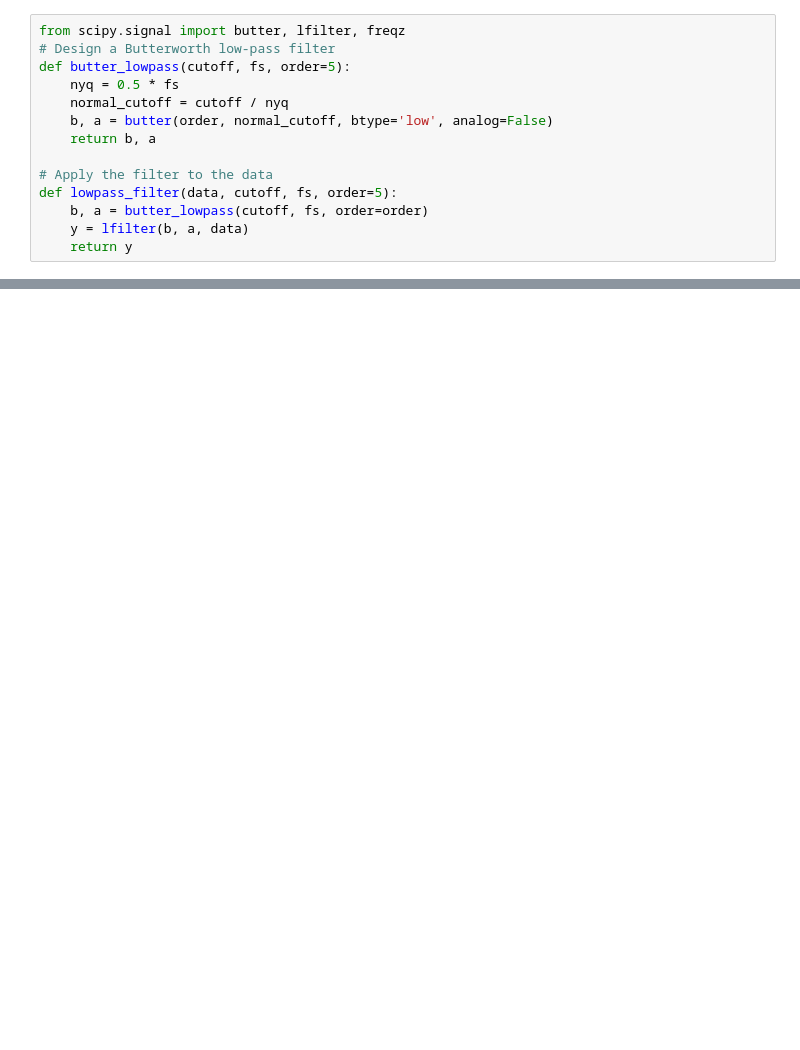
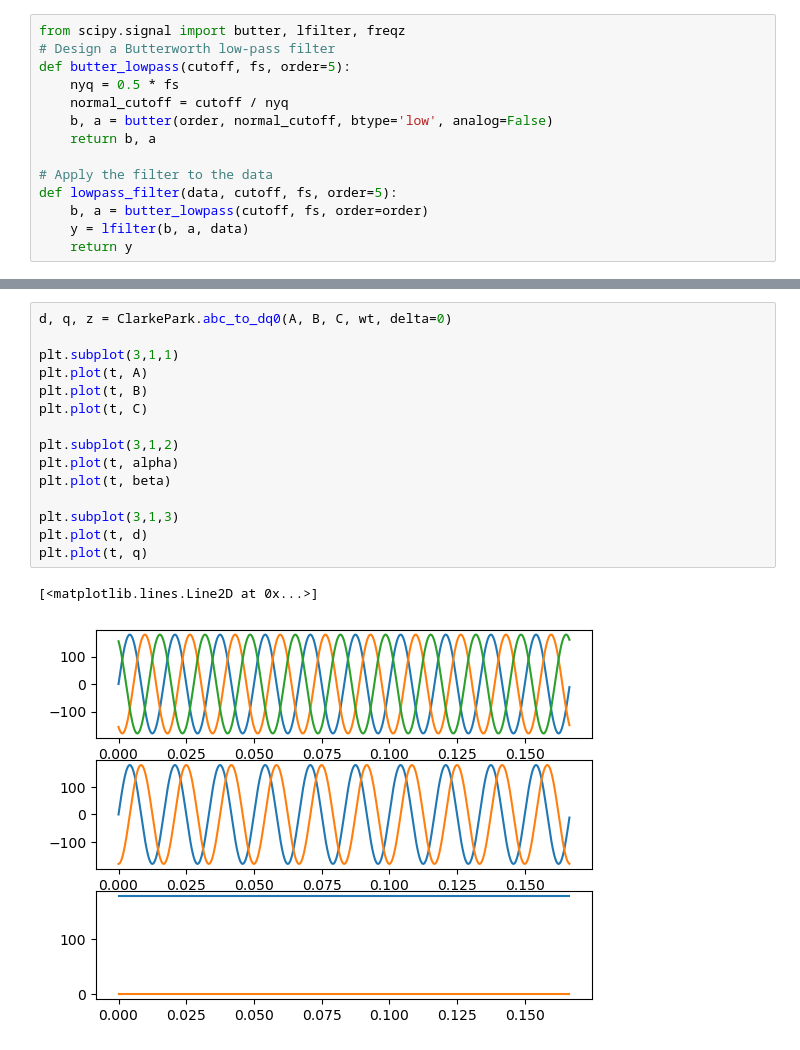
Before and after one commit to ThMRudolf/2023_ProdcutionCellITAM, a Jupyter notebook: CNCTMp1/py/transformationPARK_data_sim.ipynb, the cells around one changed output, grey strips where cells are left out. Saved outputs shown, nothing was run; the diff lists cells and outputs as text; blank space fills up the shorter version.

```diff
--- a/CNCTMp1/py/transformationPARK_data_sim.ipynb
+++ b/CNCTMp1/py/transformationPARK_data_sim.ipynb
@@ -86,0 +146,18 @@ plt.show()
+# %%
+d, q, z = ClarkePark.abc_to_dq0(A, B, C, wt, delta=0)
+
+plt.subplot(3,1,1)
+plt.plot(t, A)
+plt.plot(t, B)
+plt.plot(t, C)
+
+plt.subplot(3,1,2)
+plt.plot(t, alpha)
+plt.plot(t, beta)
+
+plt.subplot(3,1,3)
+plt.plot(t, d)
+plt.plot(t, q)
+# %% [output]
+[<matplotlib.lines.Line2D at 0x...>]
+[figure, added]
```
Also changed, not shown: parts of 6 cells of this notebook.
